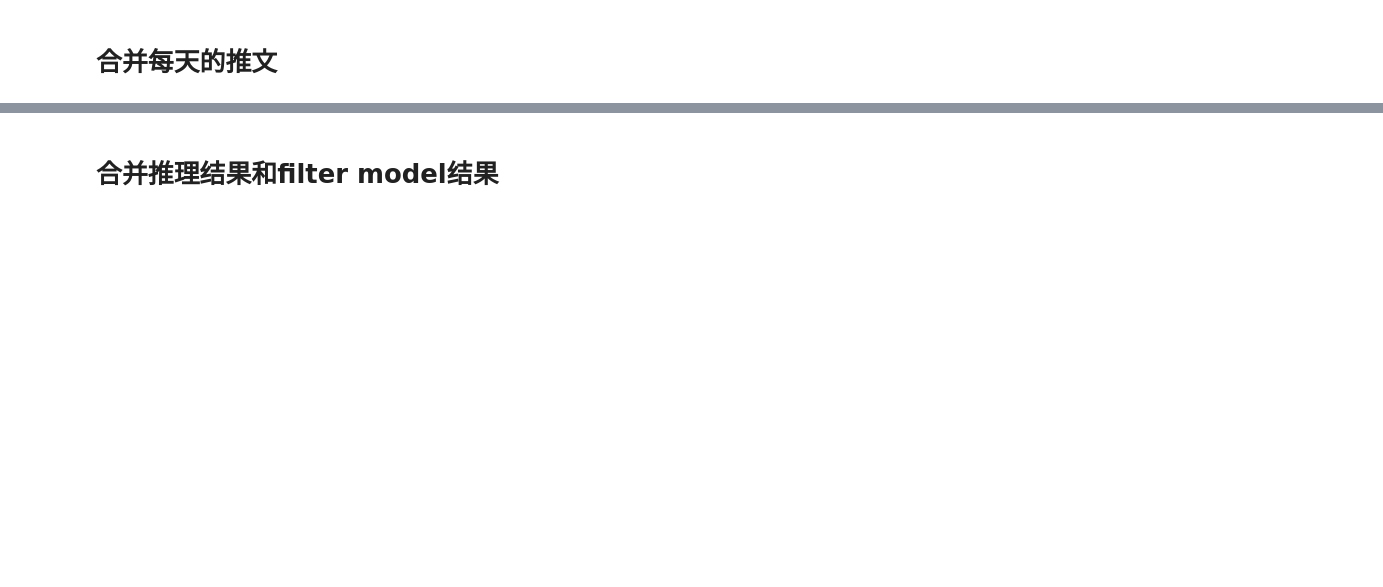
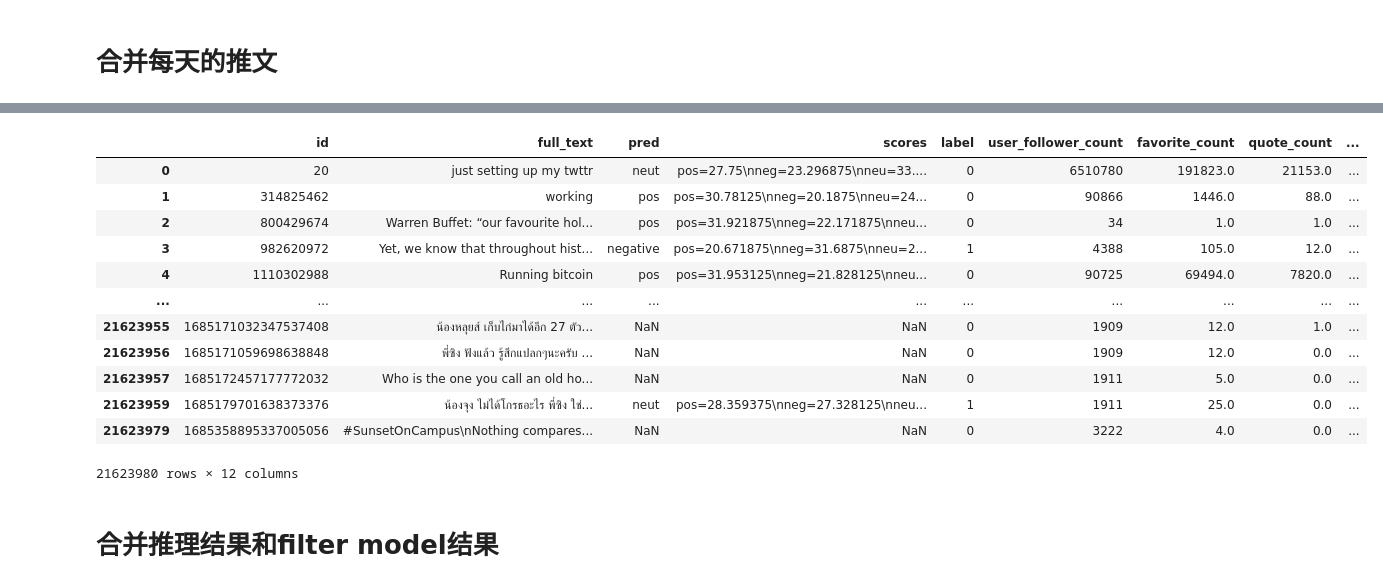
Before and after one commit to JachinLin2022/Digital_Research, a Jupyter notebook: bitcoin_scrapy/main.ipynb, the cells around one changed output, grey strips where cells are left out. Cells and saved outputs as stored; diff of their text form; code cells hidden in the pictures; blank space fills up the shorter version.

```diff
--- a/bitcoin_scrapy/main.ipynb
+++ b/bitcoin_scrapy/main.ipynb
@@ -100,0 +292,12 @@ tweets_2022_1_3.csv 1000
+# %%
+import pandas as pd
+source = pd.read_csv('update/0730/update.csv', dtype={'id':str})
+print(source)
+
+# 合并所有推理结果到增量文件
+filter = pd.read_csv('update/0730/update_filter.csv', dtype={'id':str})
+print(filter)
+
+source_filter = pd.merge(source,filter,on='id',how='left')
+print(source_filter[source_filter['label'].isna()])
+print(source_filter)
@@ -100,0 +322,6 @@ tweets_2022_1_3.csv 1000
+# %%
+infer = pd.read_csv('update/0730/update_infer.csv', dtype={'id':str})
+print(len(infer))
+source_filter_emotion = pd.merge(source_filter,infer,on='id',how='left')
+# source_filter_emotion = source_filter_emotion[source_filter_emotion['scores'].notna()]
+source_filter_emotion
@@ -100,0 +343,4 @@ tweets_2022_1_3.csv 1000
+# %%
+# 合并结果到原始文件
+now = pd.read_csv('update/0729/all_filter_update_mini.csv',dtype={'id':str})
+now
@@ -101 +361,23 @@ tweets_2022_1_3.csv 1000
+# %%
+new_now = pd.concat([now, source_filter_emotion[now.columns]], axis=0)
+new_now.drop_duplicates(subset=['id'], keep='first', inplace=True)
+new_now.drop_duplicates(subset=['full_text'], keep='first', inplace=True)
+new_now = new_now.reset_index(drop=True)
+new_now['day'] = pd.to_datetime(new_now['day'])
+new_now = new_now.sort_values('day', ascending=True)
+new_now
+# %% [output]
+|  | id | full_text | pred | scores | label | user_follower_count | favorite_count | quote_count | ... |
+| 0 | 20 | just setting up my twttr | neut | pos=27.75\nneg=23.296875\nneu=33.... | 0 | 6510780 | 191823.0 | 21153.0 | ... |
+| 1 | 314825462 | working | pos | pos=30.78125\nneg=20.1875\nneu=24... | 0 | 90866 | 1446.0 | 88.0 | ... |
+| 2 | 800429674 | Warren Buffet: “our favourite hol... | pos | pos=31.921875\nneg=22.171875\nneu... | 0 | 34 | 1.0 | 1.0 | ... |
+| 3 | 982620972 | Yet, we know that throughout hist... | negative | pos=20.671875\nneg=31.6875\nneu=2... | 1 | 4388 | 105.0 | 12.0 | ... |
+| 4 | 1110302988 | Running bitcoin | pos | pos=31.953125\nneg=21.828125\nneu... | 0 | 90725 | 69494.0 | 7820.0 | ... |
+| ... | ... | ... | ... | ... | ... | ... | ... | ... | ... |
+| 21623955 | 1685171032347537408 | น้องหลุยส์ เก็บไก่มาได้อีก 27 ตัว... | NaN | NaN | 0 | 1909 | 12.0 | 1.0 | ... |
+| 21623956 | 1685171059698638848 | พี่ซิง ฟังแล้ว รู้สึกแปลกๆนะครับ ... | NaN | NaN | 0 | 1909 | 12.0 | 0.0 | ... |
+| 21623957 | 1685172457177772032 | Who is the one you call an old ho... | NaN | NaN | 0 | 1911 | 5.0 | 0.0 | ... |
+| 21623959 | 1685179701638373376 | น้องจุง ไม่ได้โกรธอะไร พี่ซิง ใช่... | neut | pos=28.359375\nneg=27.328125\nneu... | 1 | 1911 | 25.0 | 0.0 | ... |
+| 21623979 | 1685358895337005056 | #SunsetOnCampus\nNothing compares... | NaN | NaN | 0 | 3222 | 4.0 | 0.0 | ... |
+21623980 rows × 12 columns
 # %%
```
Also changed, not shown: parts of 18 cells of this notebook, 15 other files.
